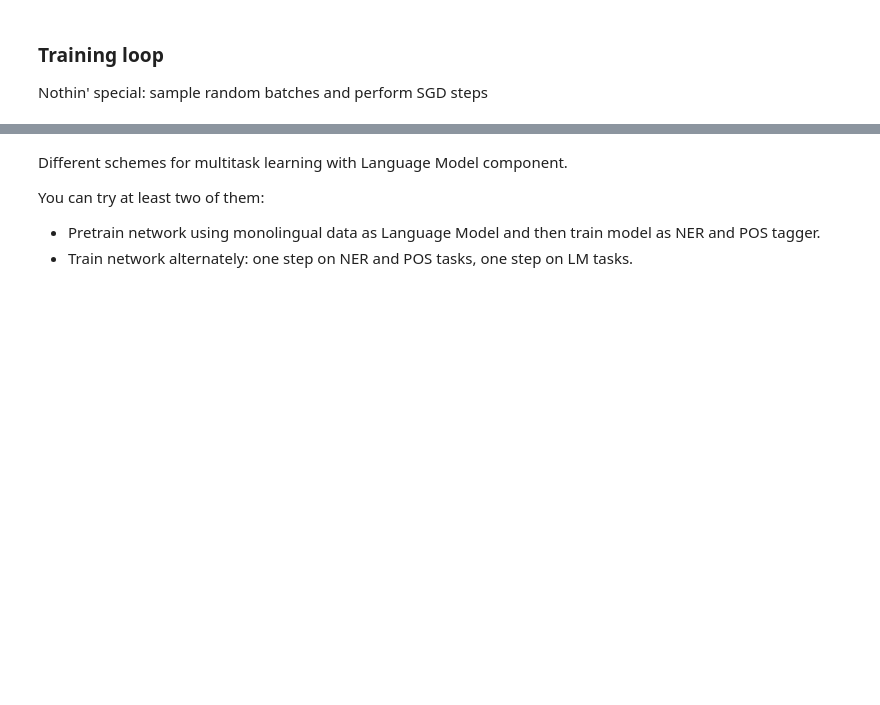
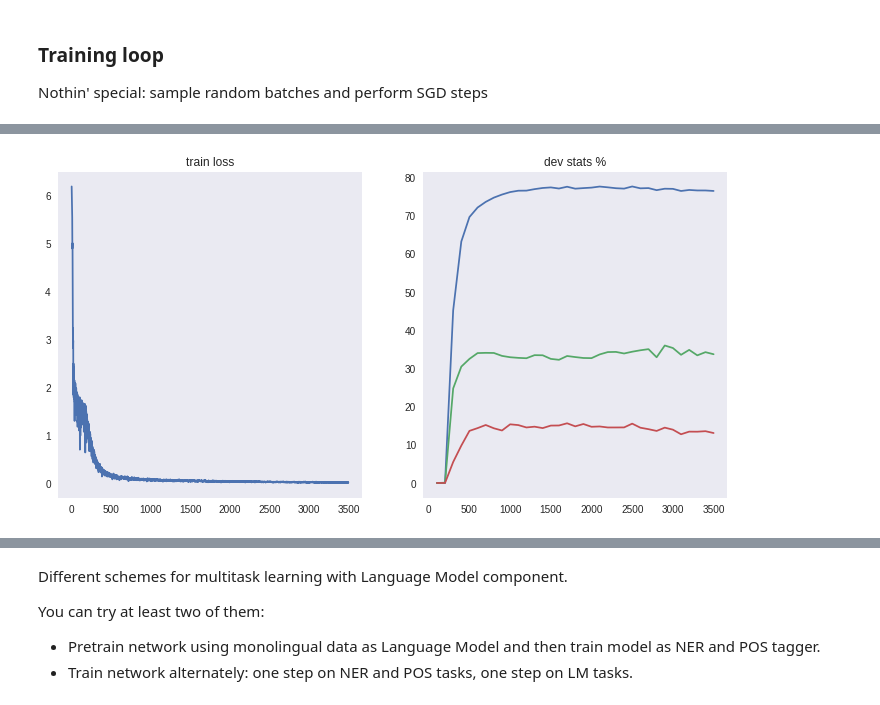
Before and after one commit to yaPhilya/nlp_course, a Jupyter notebook: week8_multitask/homework.ipynb, the cells around one changed output, grey strips where cells are left out. Saved outputs shown, nothing was run; the diff lists cells and outputs as text; code cells hidden in the pictures; blank space fills up the shorter version.

```diff
--- a/week8_multitask/homework.ipynb
+++ b/week8_multitask/homework.ipynb
@@ -291,16 +379,19 @@ class MultitaskModel:
         linear "heads": one for "ne" logits and another for "pos".
         Both heads should grow from the same intermediate "body" layer
         """
-        <YOUR CODE>
+        self.emb = L.Embedding(len(vocabs['word']), emb_size)
+
+        self.lstm = L.Bidirectional(L.CuDNNLSTM(hid_size // 2, return_sequences=True))
+        self.logits_ne = L.Dense(len(vocabs['ne']))
+        self.logits_pos = L.Dense(len(vocabs['pos']))
 
 
     def __call__(self, input_ix):
         """
         Compute logits for named entity recognition
         """
-        <YOUR CODE>
-        ner_logits = <YOUR_CODE>
-        pos_logits = <YOUR_CODE>
+        ner_logits = self.logits_ne(self.lstm(self.emb(input_ix)))
+        pos_logits = self.logits_pos(self.lstm(self.emb(input_ix)))
         return {'ne': ner_logits, 'pos': pos_logits}
 # %%
 model = MultitaskModel('mod2')
@@ -328,10 +419,12 @@ class multitask_trainer:
     mask = infer_mask(ph['word'])
 
     # Compute loss for NER. Feel free to reuse the code from original trainer
-    <YOUR CODE>
+    ner_loss = -tf.nn.log_softmax(logits['ne'], -1) * tf.one_hot(ph['ne'], len(vocabs['ne']))
+    ner_loss = tf.reduce_sum(ner_loss * mask[:, :, None]) / tf.reduce_sum(mask)
 
     # Compute the same kind of loss for POS.  (key: 'pos')
-    <YOUR CODE>
+    pos_loss = -tf.nn.log_softmax(logits['pos'], -1) * tf.one_hot(ph['pos'], len(vocabs['pos']))
+    pos_loss = tf.reduce_sum(pos_loss * mask[:, :, None]) / tf.reduce_sum(mask)
 
     # The total loss is just a sum of two losses.
     # Note: you can use weighted combination of losses to squeeze a few more %%
@@ -357,36 +450,38 @@ outdomain_stats_history = StatsHistory()
 
 sess.run(tf.global_variables_initializer())
 # %%
-for batch in tqdm(iterate_minibatches(train_data, cycle=True, max_batches=2500)):
+for batch in tqdm(iterate_minibatches(train_data, cycle=True, batch_size=256, max_batches=3500)):
     loss_t, _ = sess.run([multitask_trainer.loss, multitask_trainer.step],
                          {multitask_trainer.ph[key]: batch[key] for key in multitask_trainer.ph})
     loss_history.append(loss_t)
 
     if len(loss_history) % 100 == 0:
-        precision, recall, f1 = compute_stats(multitask_trainer, dev_data, vocabs, verbose=True)
+        precision, recall, f1 = compute_stats(multitask_trainer, dev_data, vocabs, batch_size=256, verbose=True)
         dev_stats_history.precision.append(precision)
         dev_stats_history.recall.append(recall)
         dev_stats_history.f1.append(f1)
 
-        _, _, f1 = compute_stats(multitask_trainer, test_outdomain_data, vocabs, verbose=True)
+        _, _, f1 = compute_stats(multitask_trainer, test_outdomain_data, vocabs, batch_size=256, verbose=True)
         outdomain_stats_history.f1.append(f1)
 
-        _, _, f1 = compute_stats(multitask_trainer, test_indomain_data, vocabs, verbose=True)
+        _, _, f1 = compute_stats(multitask_trainer, test_indomain_data, vocabs, batch_size=256, verbose=True)
         indomain_stats_history.f1.append(f1)
 
         clear_output(True)
         plt.figure(figsize=[12, 6])
         plt.subplot(1, 2, 1)
         plt.plot(loss_history)
         plt.title('train loss'), plt.grid()
         plt.subplot(1, 2, 2)
 
         plt.plot(np.arange(1, len(dev_stats_history.f1) + 1) * eval_every, dev_stats_history.f1, label="dev f1")
         plt.plot(np.arange(1, len(outdomain_stats_history.f1) + 1) * eval_every, outdomain_stats_history.f1, label="outdomain f1")
         plt.plot(np.arange(1, len(indomain_stats_history.f1) + 1) * eval_every, indomain_stats_history.f1, label="indomain f1")
 
         plt.title('dev stats %'), plt.grid()
         plt.show()
+# %% [output]
+[figure, added]
 # %%
 print("Best dev f1 = %.3f%%" % max(dev_stats_history.f1),
       "\nBest indomain f1 = %.3f%%" % max(indomain_stats_history.f1),
```
Also changed, not shown: parts of 28 cells of this notebook.
